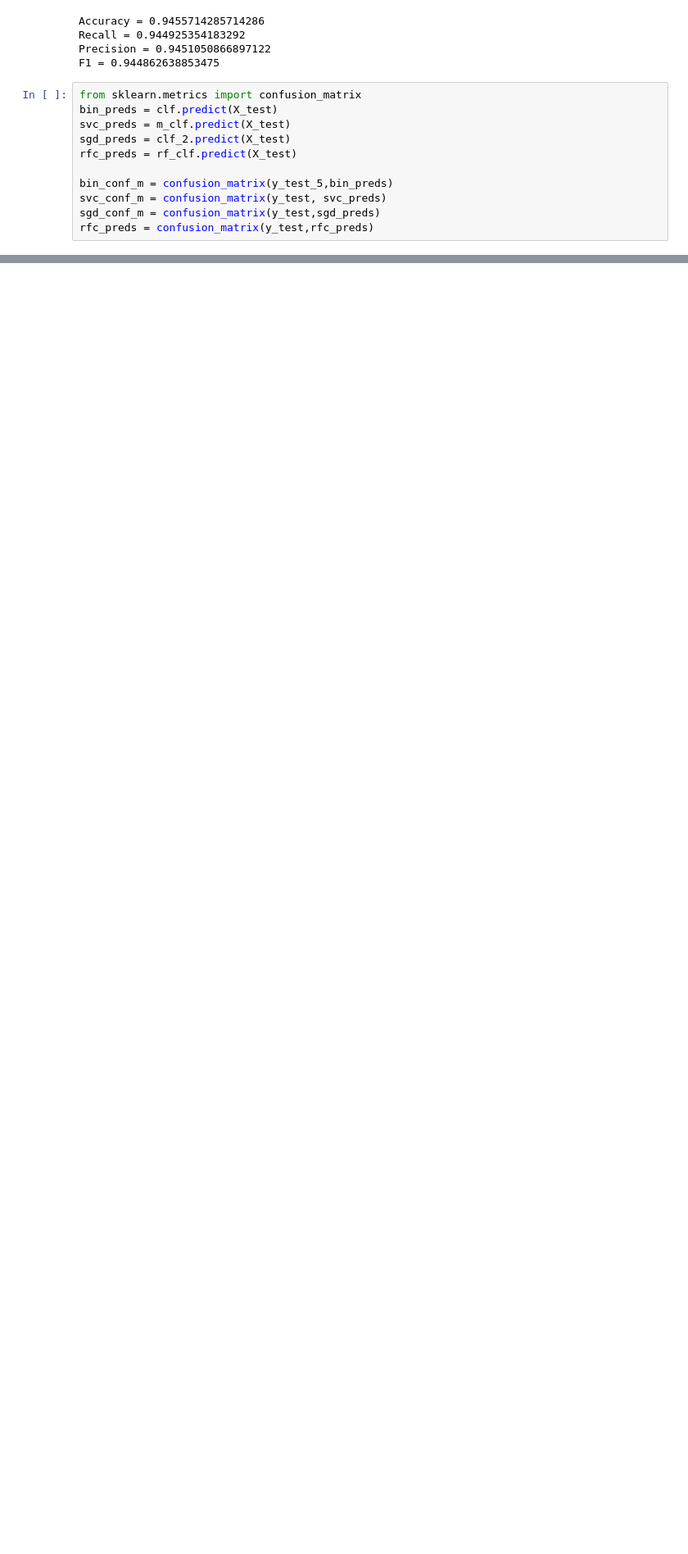
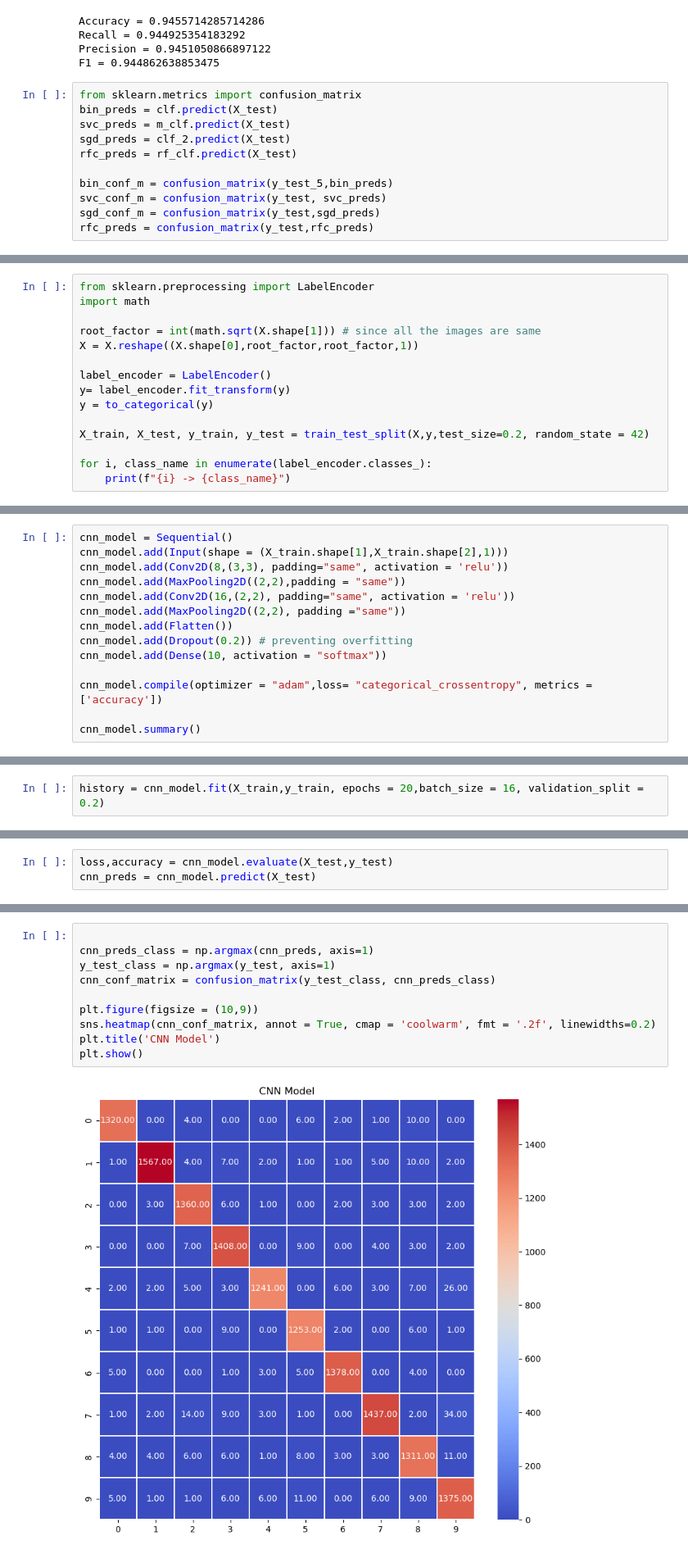
Before and after one commit to Mobeen0/Data_Science_Projects, a Jupyter notebook: MNIST_Classification.ipynb, the cells around one changed output, grey strips where cells are left out. Shown: that part at 82% size. Drawn from its saved outputs; the diff is of its cells as text; blank space fills up the shorter version.

Commit message:
added cnn_model to compare

```diff
--- a/MNIST_Classification.ipynb
+++ b/MNIST_Classification.ipynb
@@ -123,0 +134,15 @@ plt.show()
+# %%
+from sklearn.preprocessing import LabelEncoder
+import math
+
+root_factor = int(math.sqrt(X.shape[1])) # since all the images are same
+X = X.reshape((X.shape[0],root_factor,root_factor,1))
+
+label_encoder = LabelEncoder()
+y= label_encoder.fit_transform(y)
+y = to_categorical(y)
+
+X_train, X_test, y_train, y_test = train_test_split(X,y,test_size=0.2, random_state = 42)
+
+for i, class_name in enumerate(label_encoder.classes_):
+    print(f"{i} -> {class_name}")
@@ -123,0 +168,14 @@ plt.show()
+# %%
+cnn_model = Sequential()
+cnn_model.add(Input(shape = (X_train.shape[1],X_train.shape[2],1)))
+cnn_model.add(Conv2D(8,(3,3), padding="same", activation = 'relu'))
+cnn_model.add(MaxPooling2D((2,2),padding = "same"))
+cnn_model.add(Conv2D(16,(2,2), padding="same", activation = 'relu'))
+cnn_model.add(MaxPooling2D((2,2), padding ="same"))
+cnn_model.add(Flatten())
+cnn_model.add(Dropout(0.2)) # preventing overfitting
+cnn_model.add(Dense(10, activation = "softmax"))
+
+cnn_model.compile(optimizer = "adam",loss= "categorical_crossentropy", metrics = ['accuracy'])
+
+cnn_model.summary()
@@ -123,0 +204,2 @@ plt.show()
+# %%
+history = cnn_model.fit(X_train,y_train, epochs = 20,batch_size = 16, validation_split = 0.2)
@@ -123,0 +224,3 @@ plt.show()
+# %%
+loss,accuracy = cnn_model.evaluate(X_test,y_test)
+cnn_preds = cnn_model.predict(X_test)
@@ -123,0 +230,12 @@ plt.show()
+# %%
+
+cnn_preds_class = np.argmax(cnn_preds, axis=1)
+y_test_class = np.argmax(y_test, axis=1)
+cnn_conf_matrix = confusion_matrix(y_test_class, cnn_preds_class)
+
+plt.figure(figsize = (10,9))
+sns.heatmap(cnn_conf_matrix, annot = True, cmap = 'coolwarm', fmt = '.2f', linewidths=0.2)
+plt.title('CNN Model')
+plt.show()
+# %% [output]
+[figure, added]
```
Also changed, not shown: parts of 9 cells of this notebook.
